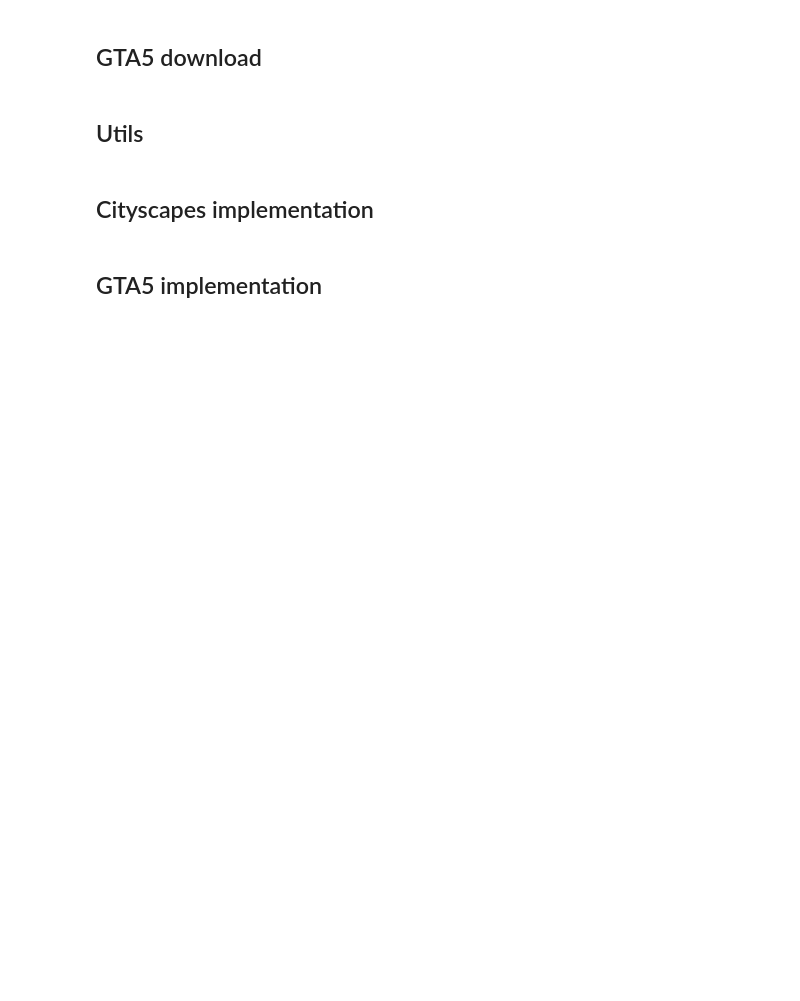
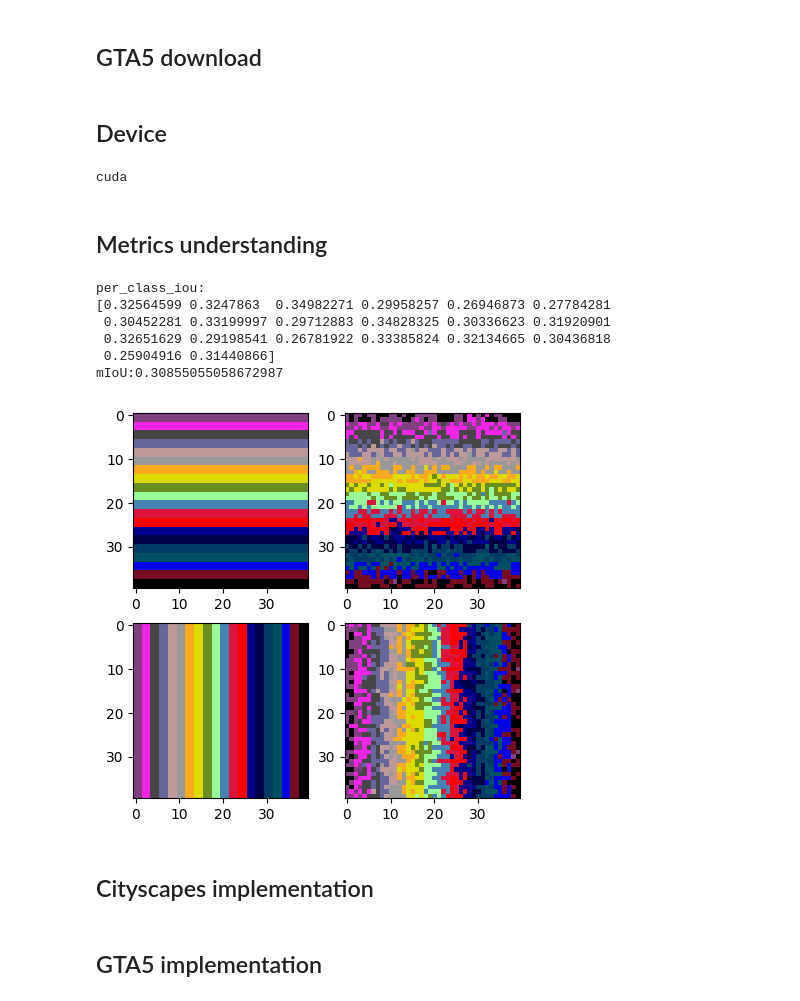
Before and after one commit to OTOTOTO02/MLDL2024_project1, a Jupyter notebook: Semantic_segmentation.ipynb, the cells around one changed output. Saved outputs shown, nothing was run; the diff lists cells and outputs as text; code cells hidden in the pictures; blank space fills up the shorter version.

```diff
--- a/Semantic_segmentation.ipynb
+++ b/Semantic_segmentation.ipynb
@@ -21,2 +94,2 @@
 # %% [markdown]
-## Utils
+## Device
@@ -61,3 +96,62 @@ def tensorToImageCompatible(tensor):
+# %%
+import torch
+# device = torch.device('cpu')
+device = torch.device('cuda') if torch.cuda.is_available() else torch.device('cpu')
+print(device)
+# %% [output]
+cuda
+# %% [markdown]
+## Metrics understanding
+# %%
+import torch
+import numpy as np
+
+B = 2
+H = 40
+W = 40
+n_classes = 20
+
+target = torch.randint(0, n_classes, (B, H, W), dtype=torch.int64)
+
+step = H//n_classes
+for i in range(n_classes):
+    target[0, i*step:(i+1)*step, :] = i
+
+step = W//n_classes
+for i in range(n_classes):
+    target[1, :, i*step:(i+1)*step] = i
+
+noise = torch.randint(-10, 11, (B, H, W), dtype=torch.int64)//10
+pred = (target + noise)% n_classes
+
+iou_class = np.zeros(n_classes)
+for i in range(B):
+    iou_class += per_class_iou(fast_hist(target[i].numpy(), pred[i].numpy(), n_classes))
+
+# print(f"target=\n{target}")
+# print(f"pred=\n{pred}")
+# print(f"hist=\n{hist}")
+print(f"per_class_iou:\n{iou_class/B}")
+print(f"mIoU:{iou_class[iou_class > 0].mean()/B}")
+
+import matplotlib.pyplot as plt
+
+fig, axs = plt.subplots(2,2, figsize=(5,5))
+axs[0, 0].imshow(decode_segmap(target[0]))
+axs[0, 1].imshow(decode_segmap(pred[0]))
+
+axs[1,0].imshow(decode_segmap(target[1]))
+axs[1,1].imshow(decode_segmap(pred[1]))
+
+None
+# %% [output]
+per_class_iou:
+[0.32564599 0.3247863  0.34982271 0.29958257 0.26946873 0.27784281
+ 0.30452281 0.33199997 0.29712883 0.34828325 0.30336623 0.31920901
+ 0.32651629 0.29198541 0.26781922 0.33385824 0.32134665 0.30436818
+ 0.25904916 0.31440866]
+mIoU:0.30855055058672987
+[figure, added]
 # %% [markdown]
 ## Cityscapes implementation
 # %%
```
Also changed, not shown: parts of 28 cells of this notebook.
